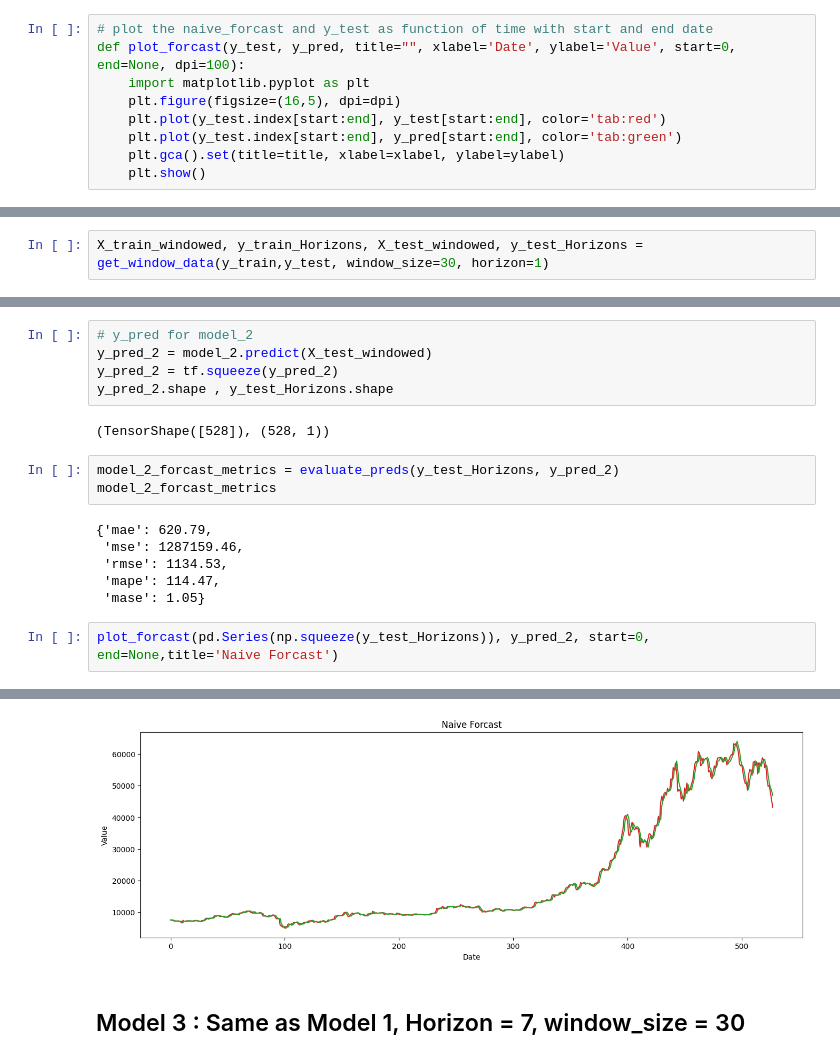
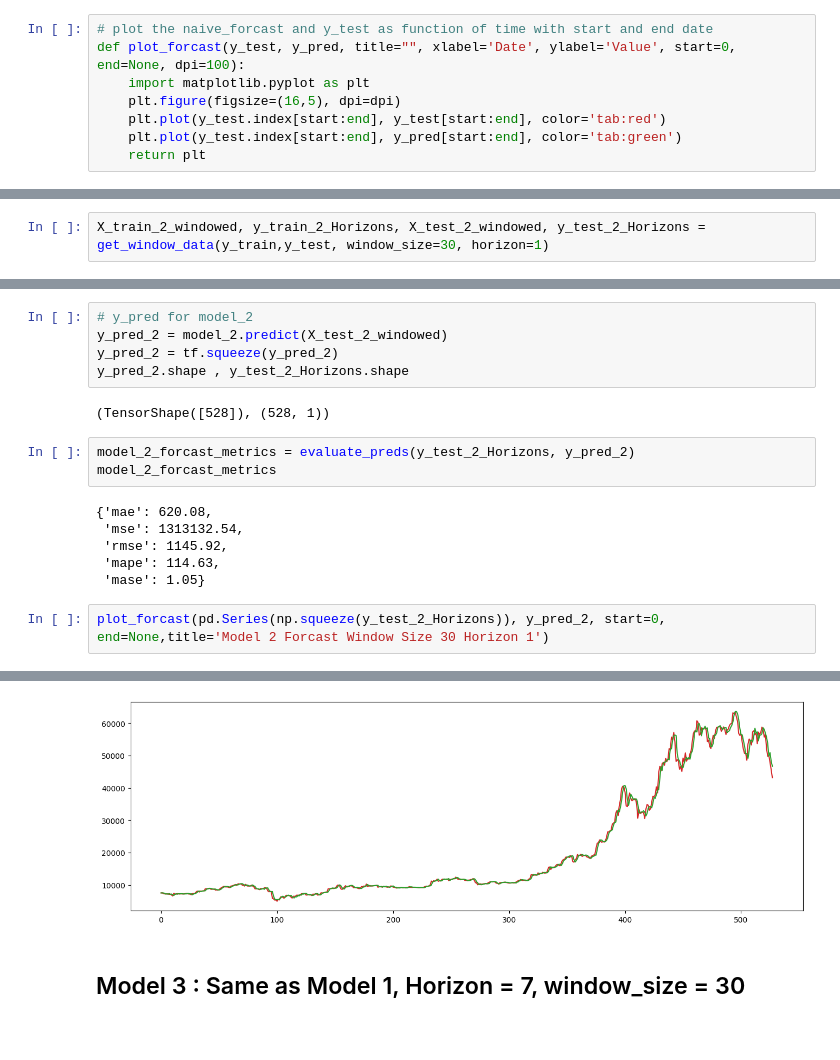
Before and after one commit to anilkumarKanasani/tensorflow-deep-learning, a Jupyter notebook: Notebooks/09_Time_series_predictions.ipynb, the cells around one changed output, grey strips where cells are left out. Saved outputs shown, nothing was run; the diff lists cells and outputs as text; blank space fills up the shorter version.

Commit message:
Time series is completed

```diff
--- a/Notebooks/09_Time_series_predictions.ipynb
+++ b/Notebooks/09_Time_series_predictions.ipynb
@@ -238,6 +238,5 @@ def plot_forcast(y_test, y_pred, title="", xlabel='Date', ylabel='Value', start=
     plt.figure(figsize=(16,5), dpi=dpi)
     plt.plot(y_test.index[start:end], y_test[start:end], color='tab:red')
     plt.plot(y_test.index[start:end], y_pred[start:end], color='tab:green')
-    plt.gca().set(title=title, xlabel=xlabel, ylabel=ylabel)
-    plt.show()
+    return plt
 # %% [markdown]
@@ -469,7 +464,7 @@ Trainable params: 4,097
 Non-trainable params: 0
 _________________________________________________________________
 # %%
-X_train_windowed, y_train_Horizons, X_test_windowed, y_test_Horizons = get_window_data(y_train,y_test, window_size=30, horizon=1)
+X_train_2_windowed, y_train_2_Horizons, X_test_2_windowed, y_test_2_Horizons = get_window_data(y_train,y_test, window_size=30, horizon=1)
 # %% [output]
 X_train_windowed shape: (2199, 30)
 y_train_Horizons shape: (2199, 1)
@@ -522,19 +521,19 @@ model_2.evaluate(X_test_windowed, y_test_Horizons)
 # %%
 # y_pred for model_2
-y_pred_2 = model_2.predict(X_test_windowed)
+y_pred_2 = model_2.predict(X_test_2_windowed)
 y_pred_2 = tf.squeeze(y_pred_2)
-y_pred_2.shape , y_test_Horizons.shape
+y_pred_2.shape , y_test_2_Horizons.shape
 # %% [output]
 (TensorShape([528]), (528, 1))
 # %%
-model_2_forcast_metrics = evaluate_preds(y_test_Horizons, y_pred_2)
+model_2_forcast_metrics = evaluate_preds(y_test_2_Horizons, y_pred_2)
 model_2_forcast_metrics
 # %% [output]
-{'mae': 620.79,
- 'mse': 1287159.46,
- 'rmse': 1134.53,
- 'mape': 114.47,
+{'mae': 620.08,
+ 'mse': 1313132.54,
+ 'rmse': 1145.92,
+ 'mape': 114.63,
  'mase': 1.05}
 # %%
-plot_forcast(pd.Series(np.squeeze(y_test_Horizons)), y_pred_2, start=0, end=None,title='Naive Forcast')
+plot_forcast(pd.Series(np.squeeze(y_test_2_Horizons)), y_pred_2, start=0, end=None,title='Model 2 Forcast Window Size 30 Horizon 1')
 # %% [output]
@@ -541,4 +541,4 @@ plot_forcast(pd.Series(np.squeeze(y_test_Horizons)), y_pred_2, start=0, end=None
-[figure, old version]
+[figure, new version]
 # %% [markdown]
 ## Model 3 : Same as Model 1,  Horizon = 7, window_size = 30
 # %%
```
Also changed, not shown: parts of 47 cells of this notebook, 2 other files.
